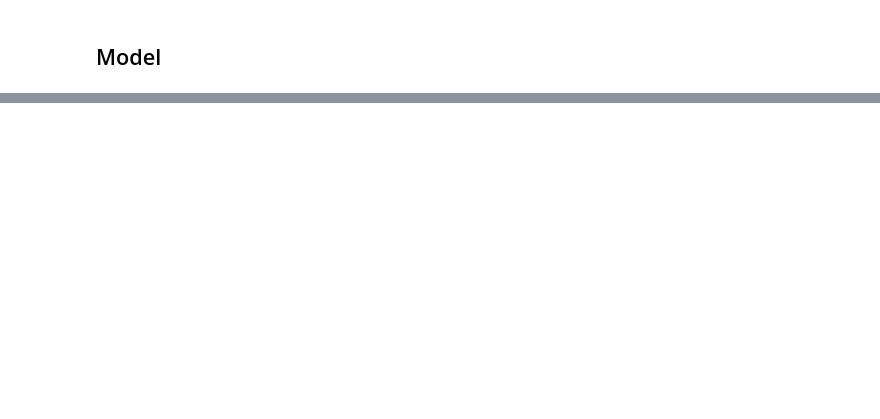
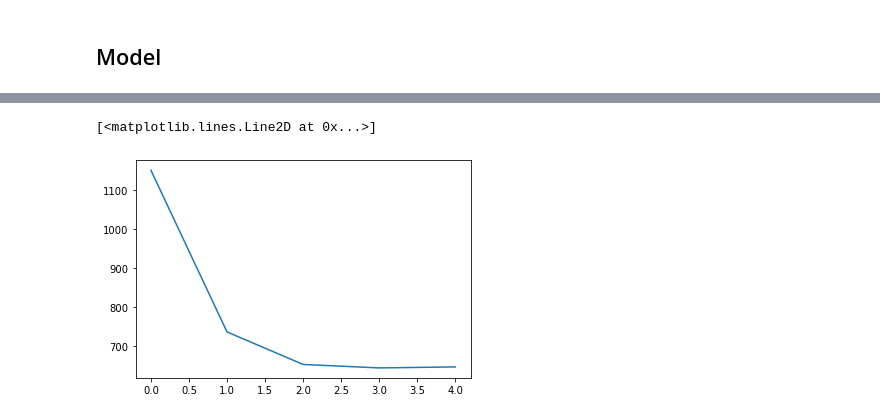
Before and after one commit to chinkiatboon/facial-age-recognition, a Jupyter notebook: facial-age.ipynb, the cells around one changed output, grey strips where cells are left out. Drawn from its saved outputs; the diff is of its cells as text; code cells hidden in the pictures; blank space fills up the shorter version.

Commit message:
feat: created model

```diff
--- a/facial-age.ipynb
+++ b/facial-age.ipynb
@@ -63,0 +107,3 @@ tensor(24)
+# %%
+dataset = TensorDataset(features_set, label_set)
+train_data,test_data = random_split(dataset,[train_size,len(dataset)-train_size])
@@ -67,0 +153,3 @@ class Model(nn.Module):
+# %%
+model = Model()
+model
@@ -67,0 +166,37 @@ class Model(nn.Module):
+# %%
+criterion = nn.MSELoss()
+optimizer = torch.optim.Adam(model.parameters(),lr=0.01)
+# %%
+epochs = 5
+
+train_losses = []
+test_losses = []
+
+
+start_time = datetime.now()
+for i in range(1,epochs+1):
+    print(f'epoch {i}:')
+    for b, (train_data,train_label) in enumerate(train_loader):
+        b += 1
+        y_pred = model(train_data)
+        loss = criterion(y_pred,train_label)
+
+        optimizer.zero_grad()
+        loss.backward()
+        optimizer.step()
+
+        # if b % 10 == 0:
+        print(f"Epoch: {i} Batch: {b} Loss: {loss.item()} ")
+
+    train_losses.append(loss.detach().numpy())
+
+    with torch.no_grad():
+        for b, (test_data, test_label) in enumerate(test_loader):
+            b += 1
+            y_pred = model(test_data)
+            loss = criterion(y_pred,test_label)
+
+        test_losses.append(loss.detach().numpy())
+
+end_time = datetime.now()
+print(f"Time taken for model: {str(end_time-start_time)}")
@@ -67,0 +221,5 @@ class Model(nn.Module):
+# %%
+plt.plot(train_losses)
+# %% [output]
+[<matplotlib.lines.Line2D at 0x...>]
+[figure, added]
```
Also changed, not shown: parts of 15 cells of this notebook.
